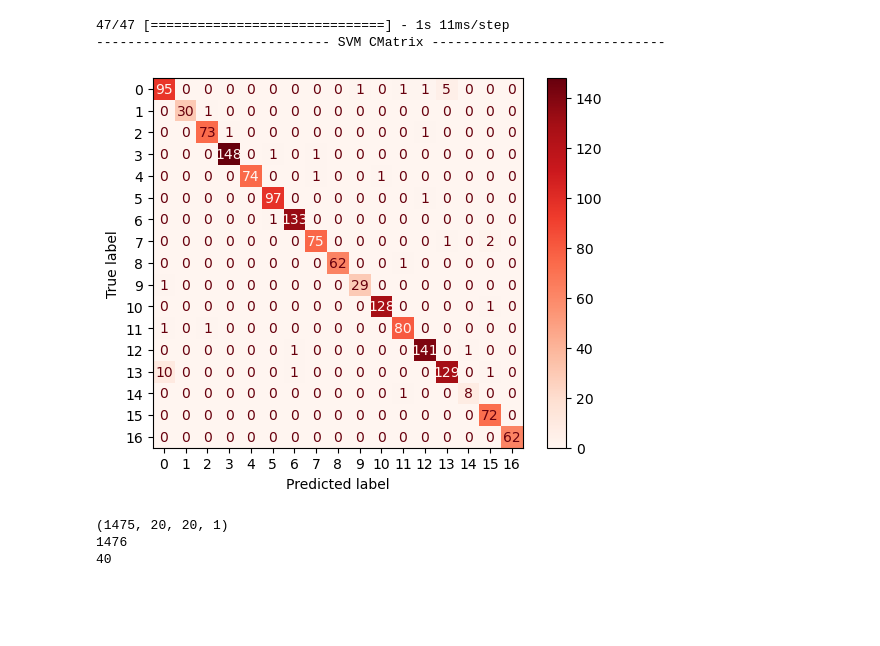
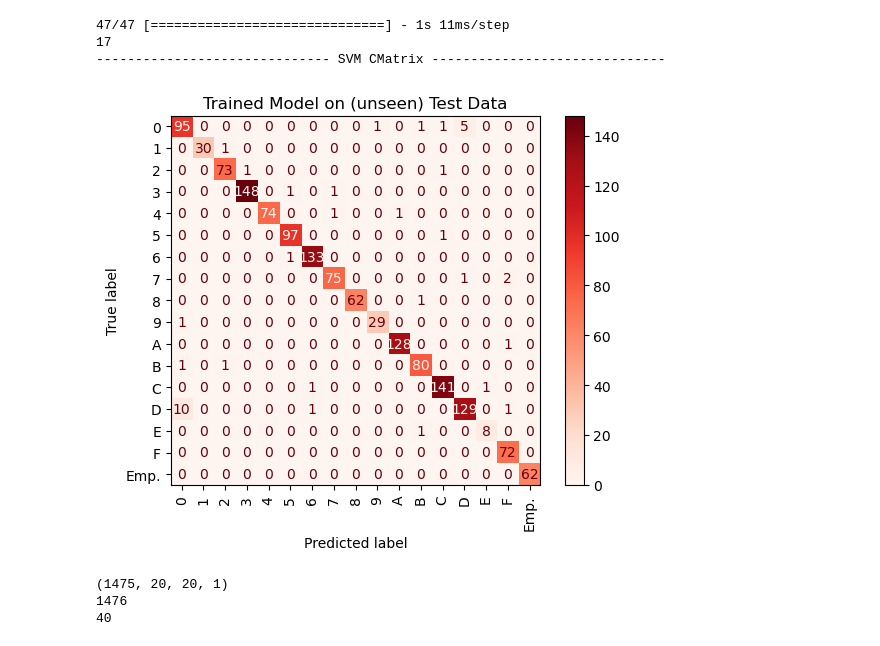
Before and after one commit to vhrollo/inf264_project2, a Jupyter notebook: src/sodanet.ipynb, the cells around one changed output. Drawn from its saved outputs; the diff is of its cells as text; code cells hidden in the pictures; blank space fills up the shorter version.

```diff
--- a/src/sodanet.ipynb
+++ b/src/sodanet.ipynb
@@ -257,18 +274,26 @@ Loss on test data: 0.09112226963043213, Accuracy: 0.9728997349739075
 # %%
 #workaround to get preds in list form
 y_pred = best_model.predict(X_test)
 y_pred_list = np.argmax(y_pred,axis=1)
 y_test_list = np.argmax(y_test,axis=1)
 
+labels = ["0","1","2","3","4","5","6","7","8","9","A","B","C","D","E","F","Emp."]
+print(len(labels))
+
 print(30*"-","SVM CMatrix",30*"-")
 conf_matrix = confusion_matrix(y_test_list, y_pred_list)
-disp = ConfusionMatrixDisplay(confusion_matrix=conf_matrix)
-disp.plot(cmap=cm.Reds)
+disp = ConfusionMatrixDisplay.from_predictions(y_true=y_test_list,y_pred=y_pred_list,xticks_rotation = "vertical",display_labels=labels,cmap=cm.Reds)
+#disp = ConfusionMatrixDisplay(confusion_matrix=conf_matrix,display_labels=labels)
+#disp.plot(cmap=cm.Reds)
+#plt.xticks(range(0,16),labels)
+#plt.yticks(range(0,16),labels)
+plt.title("Trained Model on (unseen) Test Data")
 plt.show()
 # %% [output]
 47/47 [==============================] - 1s 11ms/step
+17
 ------------------------------ SVM CMatrix ------------------------------
-[figure, old version]
+[figure, new version]
 # %%
 def get_label(l):
     if l <10:
```
Also changed, not shown: parts of 8 cells of this notebook, 6 other files.
